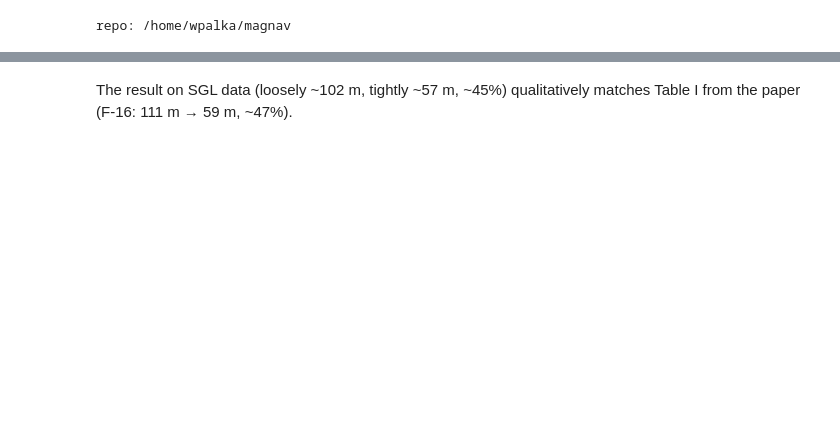
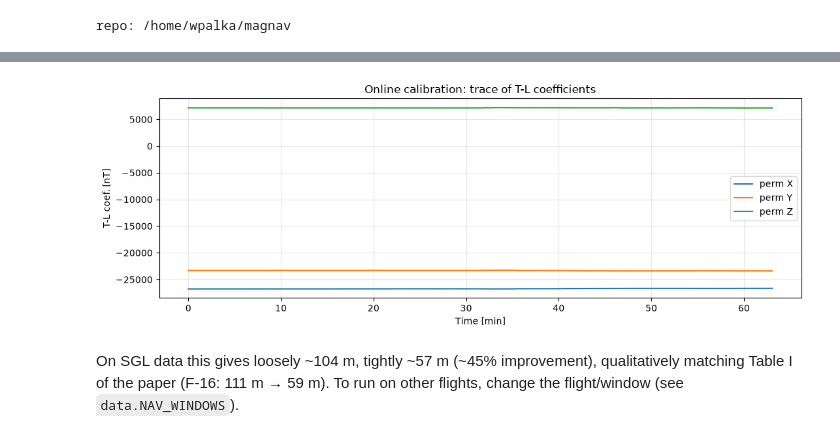
Before and after one commit to wojciechp6/magnavlab, a Jupyter notebook: notebooks/04_canciani_ekf38.ipynb, the cells around one changed output, grey strips where cells are left out. Drawn from its saved outputs; the diff is of its cells as text; code cells hidden in the pictures; blank space fills up the shorter version.

```diff
--- a/notebooks/04_canciani_ekf38.ipynb
+++ b/notebooks/04_canciani_ekf38.ipynb
@@ -41,2 +99,6 @@ Image('outputs/ekf38_TL_online.png')
+# %%
+viz.plot_tl_online(tt, tight.extras['tl']);
+# %% [output]
+[figure, added]
 # %% [markdown]
-The result on SGL data (loosely ~102 m, tightly ~57 m, ~45%) qualitatively matches Table I from the paper (F-16: 111 m → 59 m, ~47%).
+On SGL data this gives loosely ~104 m, tightly ~57 m (~45% improvement), qualitatively matching Table I of the paper (F-16: 111 m → 59 m). To run on other flights, change the flight/window (see `data.NAV_WINDOWS`).
```
Also changed, not shown: parts of 19 cells of this notebook, 14 other files.
